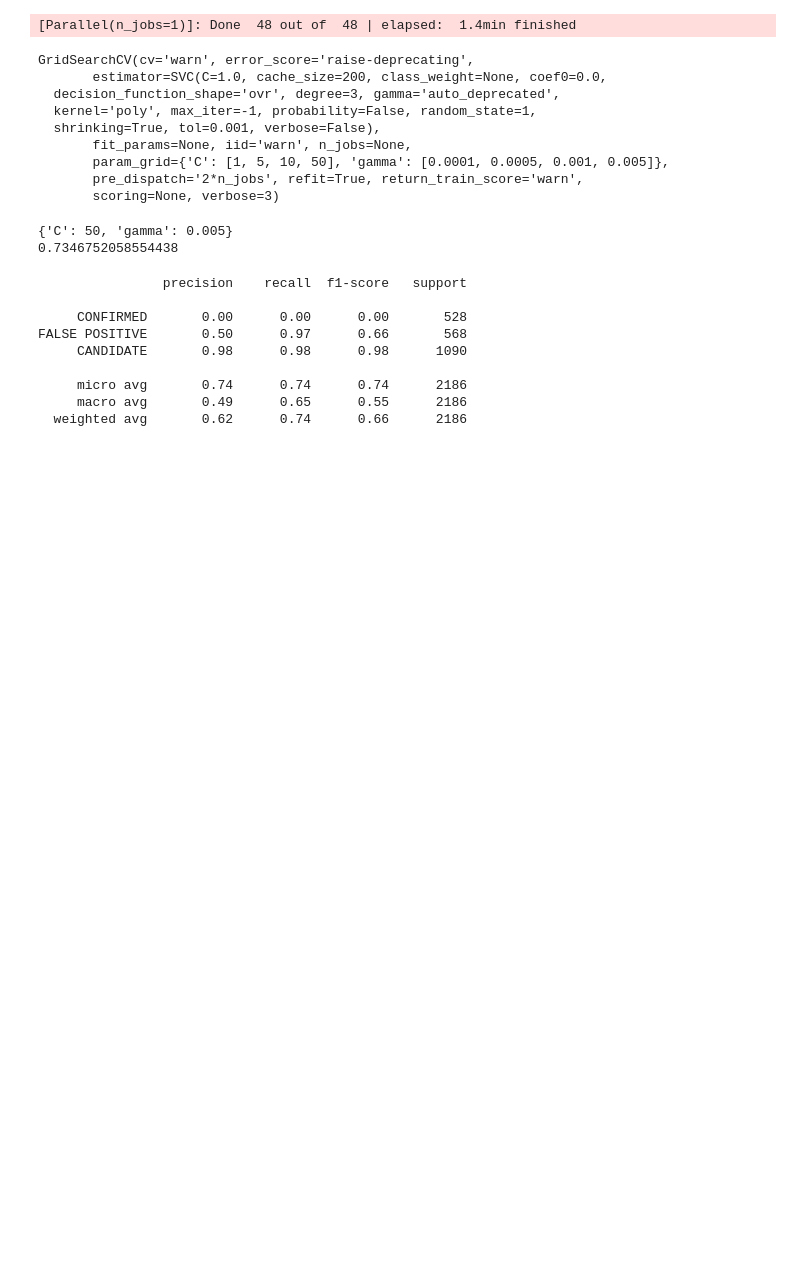
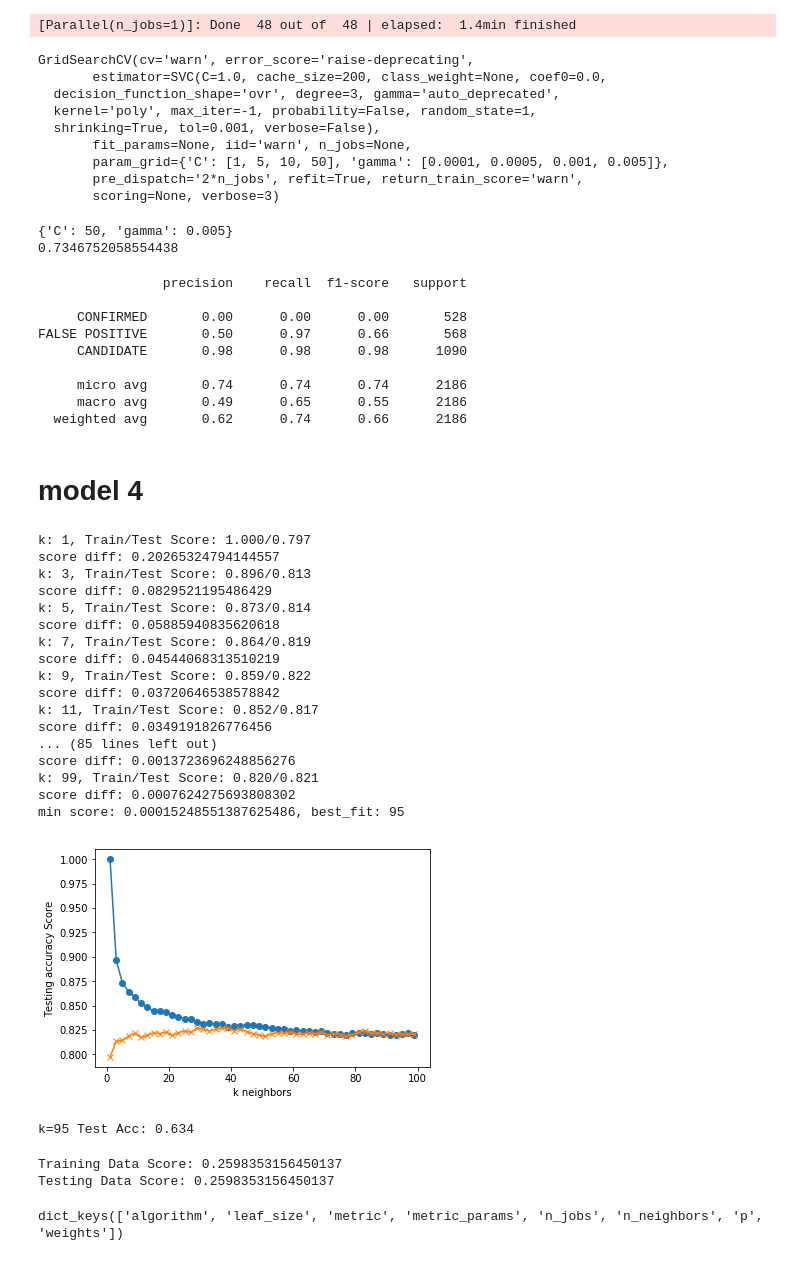
Before and after one commit to JustinCoulter/Planet_Hunt-Machine_Learning, a Jupyter notebook: JC_svm_1.ipynb, the cells around one changed output. Cells and saved outputs as stored; diff of their text form; code cells hidden in the pictures; blank space fills up the shorter version.

Commit message:
trying multiple models

```diff
--- a/JC_svm_1.ipynb
+++ b/JC_svm_1.ipynb
@@ -328,3 +353,5 @@ FALSE POSITIVE       0.50      0.97      0.66       568
      micro avg       0.74      0.74      0.74      2186
      macro avg       0.49      0.65      0.55      2186
   weighted avg       0.62      0.74      0.66      2186
+# %% [markdown]
+# model 4
@@ -330,0 +361,63 @@ FALSE POSITIVE       0.50      0.97      0.66       568
+# %%
+# Loop through different k values to see which has the highest accuracy
+# Note: We only use odd numbers because we don't want any ties
+train_scores = []
+test_scores = []
+score_diff = []
+min_score = 1
+best_fit = 0
+for k in range(1, 100, 2):
+    knn = KNeighborsClassifier(n_neighbors=k)
+    knn.fit(X_train_scaled, y_train)
+    train_score = knn.score(X_train_scaled, y_train)
+    test_score = knn.score(X_test_scaled, y_test)
+    train_scores.append(train_score)
+    test_scores.append(test_score)
+    score_diff = abs(train_score - test_score)
+    if score_diff <= min_score:
+        min_score = score_diff
+        best_fit = k
+
+
+    print(f"k: {k}, Train/Test Score: {train_score:.3f}/{test_score:.3f}")
+    print(f"score diff: {score_diff}")
+
+print(f"min score: {min_score}, best_fit: {best_fit}")
+
+
+plt.plot(range(1, 100, 2), train_scores, marker='o')
+plt.plot(range(1, 100, 2), test_scores, marker="x")
+plt.xlabel("k neighbors")
+plt.ylabel("Testing accuracy Score")
+plt.show()
+# %% [output]
+k: 1, Train/Test Score: 1.000/0.797
+score diff: 0.20265324794144557
+k: 3, Train/Test Score: 0.896/0.813
+score diff: 0.0829521195486429
+k: 5, Train/Test Score: 0.873/0.814
+score diff: 0.05885940835620618
+k: 7, Train/Test Score: 0.864/0.819
+score diff: 0.04544068313510219
+k: 9, Train/Test Score: 0.859/0.822
+score diff: 0.03720646538578842
+k: 11, Train/Test Score: 0.852/0.817
+score diff: 0.0349191826776456
+... (85 lines left out)
+score diff: 0.0013723696248856276
+k: 99, Train/Test Score: 0.820/0.821
+score diff: 0.0007624275693808302
+min score: 0.00015248551387625486, best_fit: 95
+[figure, added]
+# %%
+knn = KNeighborsClassifier(n_neighbors=95)
+knn.fit(X_train, y_train)
+print('k=95 Test Acc: %.3f' % knn.score(X_test, y_test))
+# %% [output]
+k=95 Test Acc: 0.634
+# %%
+print(f"Training Data Score: {knn.score(X_train_scaled, y_train)}")
+print(f"Testing Data Score: {knn.score(X_test_scaled, y_test)}")
+# %% [output]
+Training Data Score: 0.2598353156450137
+Testing Data Score: 0.2598353156450137
@@ -330,0 +430,4 @@ FALSE POSITIVE       0.50      0.97      0.66       568
+# %%
+grid4.estimator.get_params().keys()
+# %% [output]
+dict_keys(['algorithm', 'leaf_size', 'metric', 'metric_params', 'n_jobs', 'n_neighbors', 'p', 'weights'])
```
Also changed, not shown: parts of 7 cells of this notebook.
